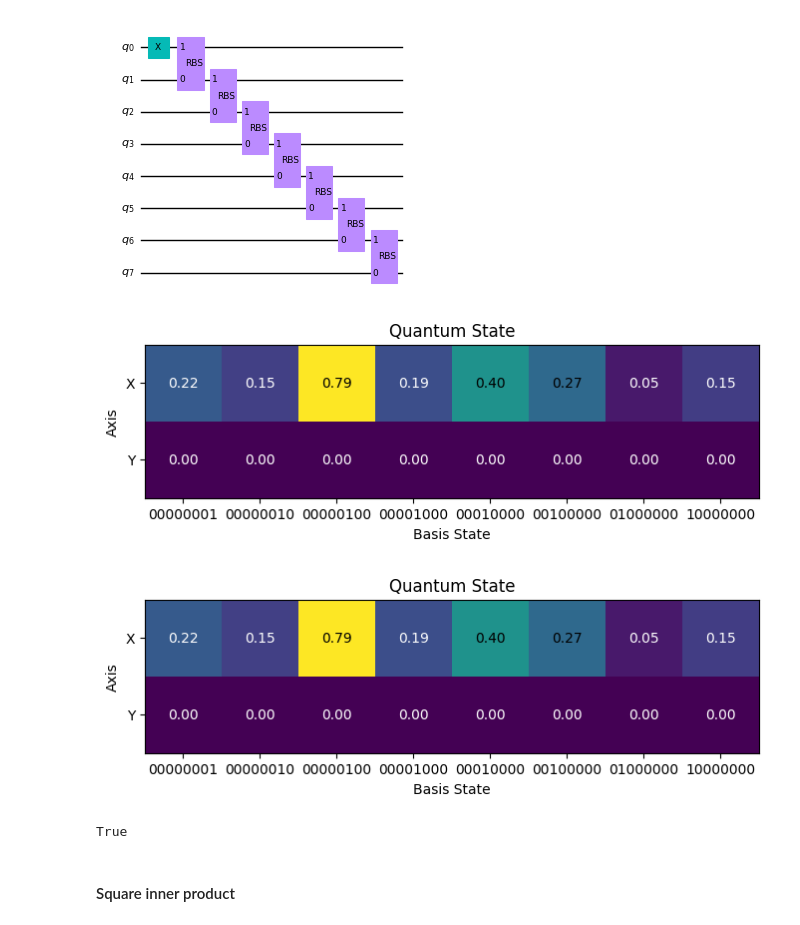
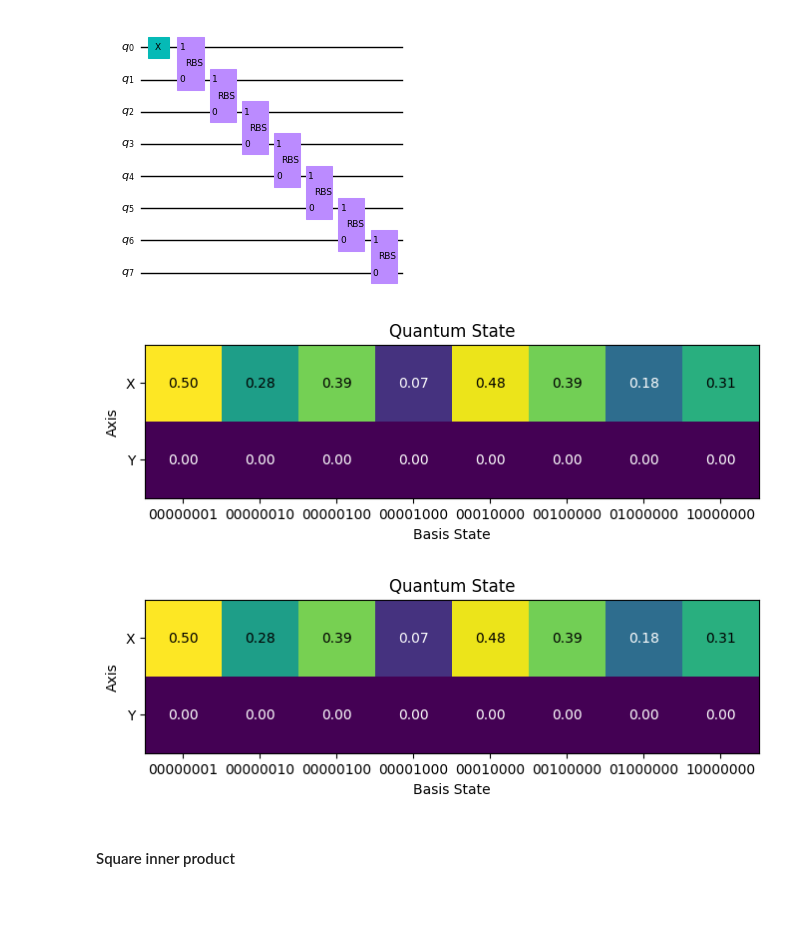
Before and after one commit to salcc/QuantumTransformers, a Jupyter notebook: notebooks/quantum/quantum.ipynb, the cells around one changed output. Cells and saved outputs as stored; diff of their text form; code cells hidden in the pictures.

```diff
--- a/notebooks/quantum/quantum.ipynb
+++ b/notebooks/quantum/quantum.ipynb
@@ -21,7 +33,7 @@ def rbs_gate(theta: float = 0.0):
     theta = tc.gates.num_to_tensor(theta)
     a = tc.cons.backend.cos(theta)
     b = tc.cons.backend.sin(theta)
-    unitary = np.array([[1, 0, 0, 0], [0, a, b, 0], [0, -b, a, 0], [0, 0, 0, 1]])
+    unitary = jnp.array([[1, 0, 0, 0], [0, a, b, 0], [0, -b, a, 0], [0, 0, 0, 1]])
     unitary = tc.cons.backend.reshape(unitary, [2, 2, 2, 2])
     return tc.gates.Gate(unitary)
 
@@ -31,7 +43,7 @@ tc.Circuit.rbs = tc.Circuit.apply_general_variable_gate_delayed(tc.gates.GateVF(
 c = tc.Circuit(2)
 c.x(0)
 c.rbs(0, 1, theta=1)
-print(np.around(c.state(), 3))
+print(jnp.around(c.state(), 3))
 c.draw(output='mpl')
 # %% [output]
 [0.   +0.j 0.841+0.j 0.54 +0.j 0.   +0.j]
@@ -42,11 +54,12 @@ c.draw(output='mpl')
 ### Diagonal
 # %%
 def normalize(x):
-    return x / np.linalg.norm(x)
+    return x / jnp.linalg.norm(x)
 
 n = 8
 
-rng = np.random.default_rng()
-x = normalize(rng.random(n))
+key = jax.random.PRNGKey(0)
+key, subkey = jax.random.split(key)
+x = normalize(jax.random.uniform(subkey, (n,)))
 print(x)
 # %% [output]
@@ -54,10 +67,10 @@ print(x)
 # %%
 def get_thetas_diagonal(x):
-    thetas = np.empty(len(x) - 1)
+    thetas = jnp.empty(len(x) - 1)
     acc = 1
     for i in range(len(x) - 1):
-        thetas[i] = np.arccos(np.clip(x[i] / acc, -1, 1))
-        acc *= np.sin(thetas[i])
+        thetas = thetas.at[i].set(jnp.arccos(jnp.clip(x[i] / acc, -1, 1)))
+        acc *= jnp.sin(thetas[i])
     return thetas
 
 x_thetas_diagonal = get_thetas_diagonal(x)
@@ -67,5 +80,5 @@ print(x_thetas_diagonal)
 # %%
-def diagonal_circuit(c: tc.Circuit, q: list[int], t: list[float], adjoint: bool = False, pauli_x: bool = False):
+def diagonal_circuit(c: tc.Circuit, q: Sequence[int], t: Array, adjoint: bool = False, pauli_x: bool = False):
     if not adjoint:
         if pauli_x:
             c.x(q[0])
@@ -96,39 +109,41 @@ def get_x_state(x):
     result = 0
     for i in range(len(x)):
         result += x[i] * e(i)
-    return result / np.linalg.norm(x)
+    return result / jnp.linalg.norm(x)
 
 def visualize_quantum_state(state, remove_zero_columns=False):
+    import matplotlib.pyplot as plt
+    import numpy as np
+
     fig, ax = plt.subplots(dpi=100, figsize=(8, 2))
     img = np.vstack((state.real, state.imag))
     state_labels = np.array([bin(i)[2:].zfill(int(np.log2(len(state)))) for i in range(len(state))])
     if remove_zero_columns:
         zero_columns = np.any(img, axis=0)
         img = img[:, zero_columns]
         state_labels = state_labels[zero_columns]
     ax.imshow(img)
     ax.set_xticks(range(img.shape[1]))
     ax.set_xticklabels(state_labels)
     ax.set_yticks([0, 1])
     ax.set_yticklabels(["X", "Y"])
     ax.set_ylabel("Axis")
     ax.set_xlabel("Basis State")
     ax.set_title("Quantum State")
 
     for i in range(img.shape[1]):
         for j in range(2):
             ax.text(i, j, f"{img[j, i]:.2f}", ha="center", va="center", color="w" if img[j, i] < 0.25 else "k")
 
     plt.show()
 
 original_state = get_x_state(x)
 visualize_quantum_state(original_state, remove_zero_columns=True)
 visualize_quantum_state(diagonal_circuit_x_state, remove_zero_columns=True)
-np.allclose(original_state, diagonal_circuit_x_state)
+assert_allclose(original_state, diagonal_circuit_x_state, verbose=False)
 # %% [output]
-[figure, old version]
+[figure, new version]
-[figure, old version]
+[figure, new version]
-True
 # %% [markdown]
 #### Square inner product
 # %%
```
Also changed, not shown: parts of 24 cells of this notebook.
